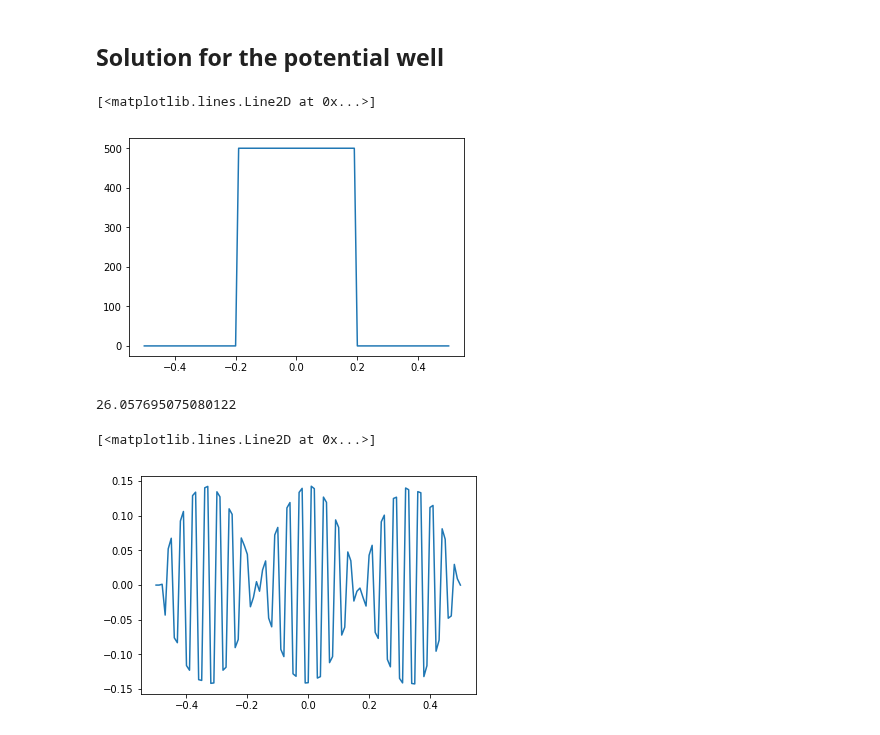
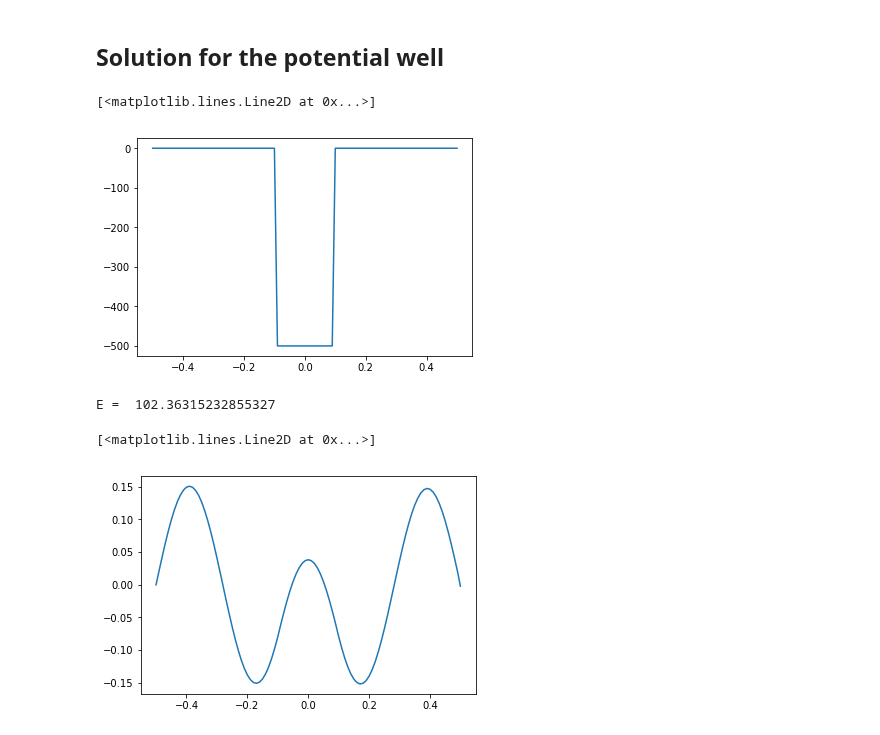
Before and after one commit to luigigenovese/KPM-nb, a Jupyter notebook: POLARIZABILITY/Discrete_potential_1D_Box.ipynb, the cells around one changed output. Saved outputs shown, nothing was run; the diff lists cells and outputs as text; code cells hidden in the pictures.

```diff
--- a/POLARIZABILITY/Discrete_potential_1D_Box.ipynb
+++ b/POLARIZABILITY/Discrete_potential_1D_Box.ipynb
@@ -88,8 +115,8 @@ plt.plot(x,psi[n])
 ## Solution for the potential well
 # %%
 V = np.zeros(nPoints)
-V0 = -500
-Vstep = int((nPoints-1)/5)
+V0 = 500
+Vstep = int((nPoints-1)/10)
 p0 = int((nPoints-1)/2)
 for i in range(Vstep):
     V[p0+i] = -V0
@@ -97,17 +124,18 @@ for i in range(Vstep):
 plt.plot(x,V)
 # %% [output]
 [<matplotlib.lines.Line2D at 0x...>]
-[figure, old version]
+[figure, new version]
 # %%
 K = -0.5*LaplDbc
 H = K + V
 # %%
 E,psi = np.linalg.eigh(H)
+psi = psi.T
 # %%
-n = 3
-print(E[n])
+n = 5
+print('E = ',E[n])
 plt.plot(x,psi[n])
 # %% [output]
-26.057695075080122
+E =  102.36315232855327
 [<matplotlib.lines.Line2D at 0x...>]
-[figure, old version]
+[figure, new version]
```
Also changed, not shown: parts of 8 cells of this notebook, 1 other file.
